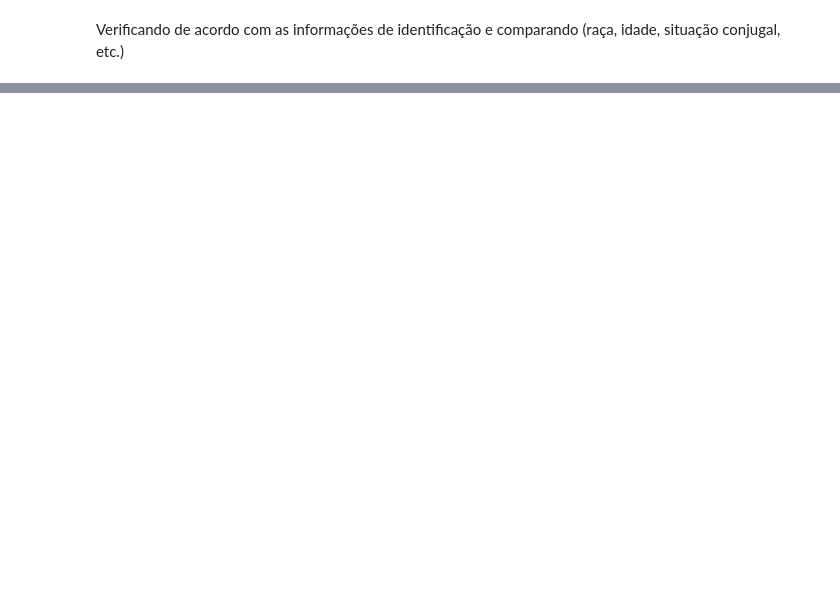
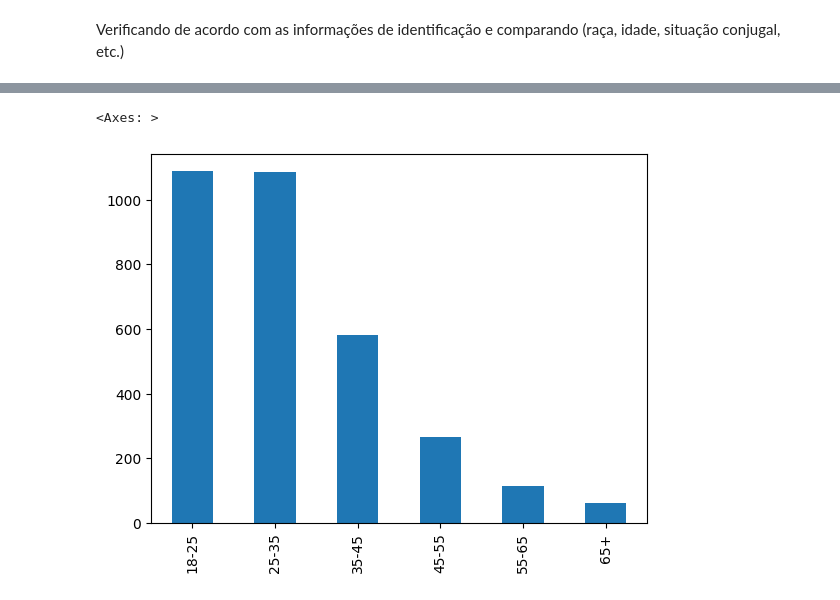
Before and after one commit to iagonmic/taxa-homicidio-pb, a Jupyter notebook: analise.ipynb, the cells around one changed output, grey strips where cells are left out. Saved outputs shown, nothing was run; the diff lists cells and outputs as text; code cells hidden in the pictures; blank space fills up the shorter version.

Commit message:
Analisando por idade e raça/cor

```diff
--- a/analise.ipynb
+++ b/analise.ipynb
@@ -260,3 +260,6 @@ ESC2010
 5.0      85
 9.0    4353
 Name: CONTADOR, dtype: int64
+# %%
+df_hom_base = df_hom.query('ESC2010 <= 3') # filtrando por educação basica (ef1, ef2, em)
+df_hom_base
@@ -264,0 +284,4 @@ Verificando de acordo com as informações de identificação e comparando (raç
+# %%
+df_hom_base = df_hom_base.query('IDADE.str.startswith("4")') # filtrando por idade em anos e eliminando os que tem 999 ou bebês
+df_hom_base['IDADE'] = df_hom_base['IDADE'].str[1:]
+df_hom_base
@@ -264,0 +315,36 @@ Verificando de acordo com as informações de identificação e comparando (raç
+# %%
+df_hom_base = df_hom_base.astype({'IDADE': int})
+
+# não temos o dado da escolaridade que está cursando, portanto pegamos a próxima fase, que indica baixa escolaridade
+
+# para fundamental 1:
+df_hom_base.query('IDADE > 10 and IDADE <= 18 and ESC2010 <= 0')
+
+# para fundamental 2:
+df_hom_base.query('IDADE > 14 and IDADE <= 18 and ESC2010 <= 1')
+
+# para medio:
+# grupo 1 -> 18-24
+df_hom_base_18 = df_hom_base.query('18 <= IDADE <= 24 and ESC2010 <= 2')['IDADE'].count() # 1088 casos
+
+# grupo 2 -> 25-34
+df_hom_base_25 = df_hom_base.query('25 <= IDADE <= 34 and ESC2010 <= 2')['IDADE'].count() # 1084
+
+# grupo 3 -> 35-44
+df_hom_base_35 = df_hom_base.query('35 <= IDADE <= 44 and ESC2010 <= 2')['IDADE'].count() # 581
+
+# grupo 4 -> 45-54
+df_hom_base_45 = df_hom_base.query('45 <= IDADE <= 54 and ESC2010 <= 2')['IDADE'].count() # 267
+
+# grupo 5 -> 55-64
+df_hom_base_55 = df_hom_base.query('55 <= IDADE <= 64 and ESC2010 <= 2')['IDADE'].count() # 114
+
+# grupo 6 -> 65 =>
+df_hom_base_65 = df_hom_base.query('IDADE >= 65 and ESC2010 <= 2')['IDADE'].count() # 62
+# %%
+idade_series = pd.Series({'18-25': df_hom_base_18, '25-35': df_hom_base_25, '35-45': df_hom_base_35, '45-55': df_hom_base_45, '55-65': df_hom_base_55,'65+': df_hom_base_65})
+# %%
+idade_series.plot(kind='bar')
+# %% [output]
+<Axes: >
+[figure, added]
```
Also changed, not shown: parts of 13 cells of this notebook.
